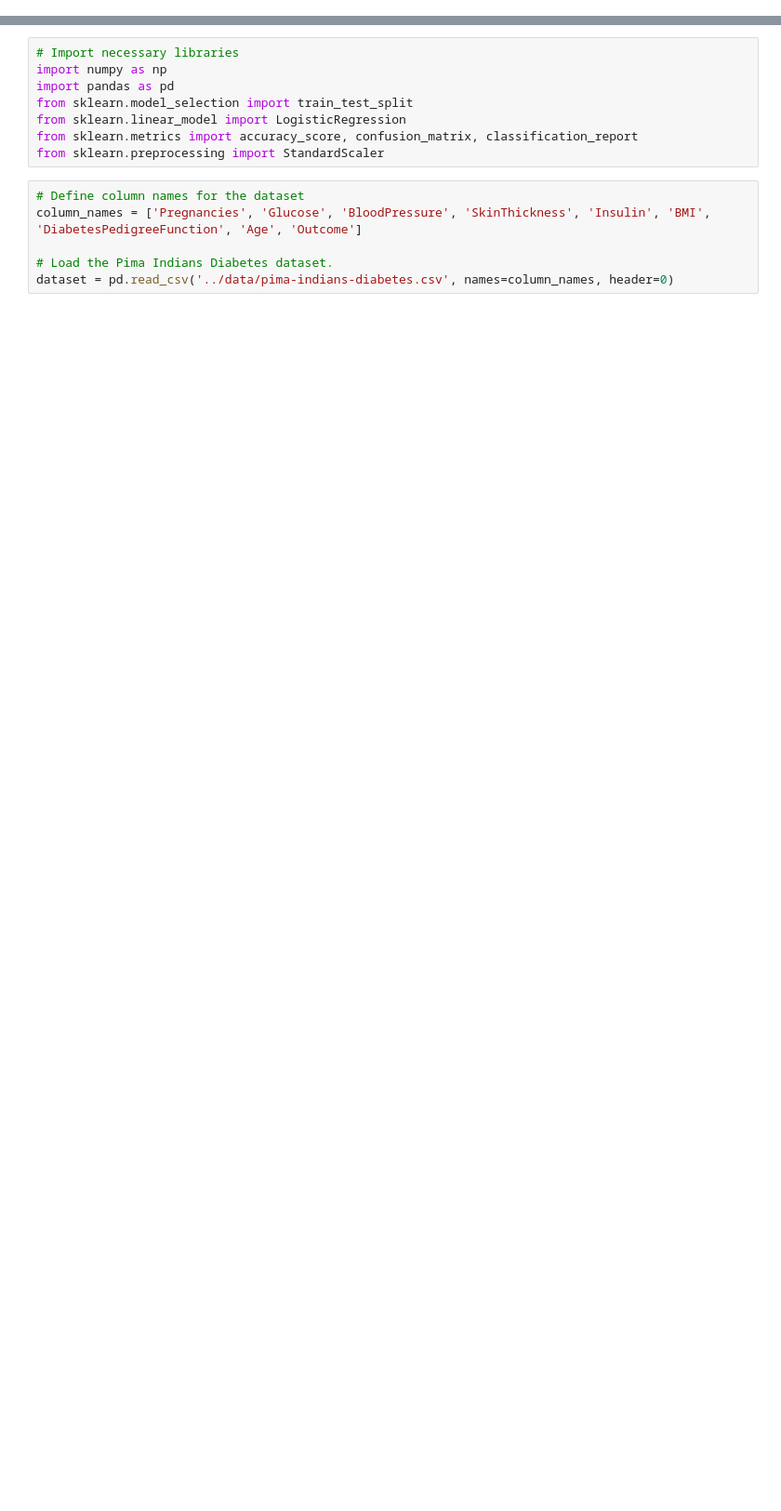
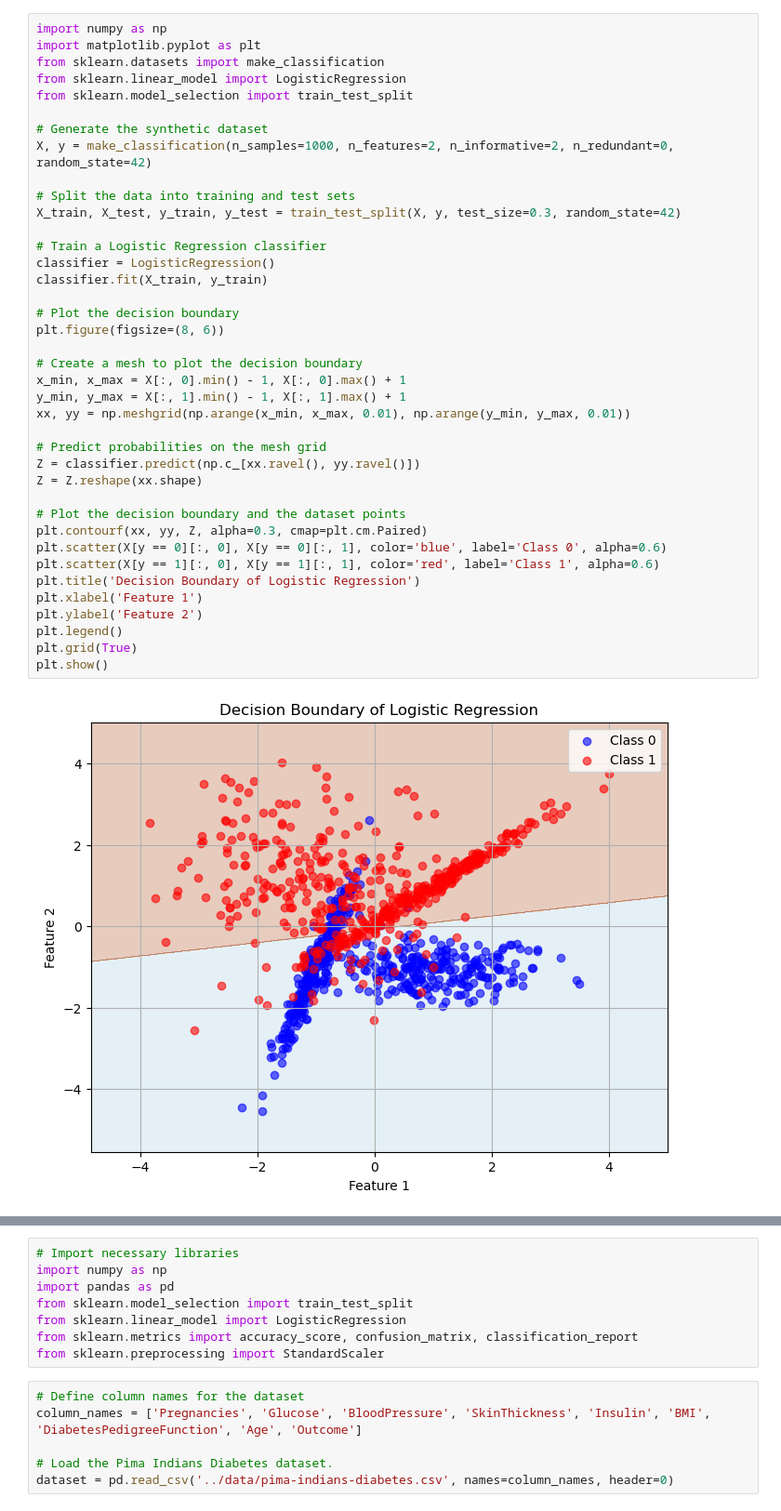
Before and after one commit to AILAB-CEFET-RJ/cic1205, a Jupyter notebook: notebooks/logistic_regression.ipynb, the cells around one changed output, grey strips where cells are left out. Shown at 93% size. Cells and saved outputs as stored; diff of their text form; blank space fills up the shorter version.

Commit message:
update material on model evaluation and selection

```diff
--- a/notebooks/logistic_regression.ipynb
+++ b/notebooks/logistic_regression.ipynb
@@ -0,0 +22,41 @@
+# %%
+import numpy as np
+import matplotlib.pyplot as plt
+from sklearn.datasets import make_classification
+from sklearn.linear_model import LogisticRegression
+from sklearn.model_selection import train_test_split
+
+# Generate the synthetic dataset
+X, y = make_classification(n_samples=1000, n_features=2, n_informative=2, n_redundant=0, random_state=42)
+
+# Split the data into training and test sets
+X_train, X_test, y_train, y_test = train_test_split(X, y, test_size=0.3, random_state=42)
+
+# Train a Logistic Regression classifier
+classifier = LogisticRegression()
+classifier.fit(X_train, y_train)
+
+# Plot the decision boundary
+plt.figure(figsize=(8, 6))
+
+# Create a mesh to plot the decision boundary
+x_min, x_max = X[:, 0].min() - 1, X[:, 0].max() + 1
+y_min, y_max = X[:, 1].min() - 1, X[:, 1].max() + 1
+xx, yy = np.meshgrid(np.arange(x_min, x_max, 0.01), np.arange(y_min, y_max, 0.01))
+
+# Predict probabilities on the mesh grid
+Z = classifier.predict(np.c_[xx.ravel(), yy.ravel()])
+Z = Z.reshape(xx.shape)
+
+# Plot the decision boundary and the dataset points
+plt.contourf(xx, yy, Z, alpha=0.3, cmap=plt.cm.Paired)
+plt.scatter(X[y == 0][:, 0], X[y == 0][:, 1], color='blue', label='Class 0', alpha=0.6)
+plt.scatter(X[y == 1][:, 0], X[y == 1][:, 1], color='red', label='Class 1', alpha=0.6)
+plt.title('Decision Boundary of Logistic Regression')
+plt.xlabel('Feature 1')
+plt.ylabel('Feature 2')
+plt.legend()
+plt.grid(True)
+plt.show()
+# %% [output]
+[figure, added]
```
Also changed, not shown: parts of 9 cells of this notebook, 5 other files.
